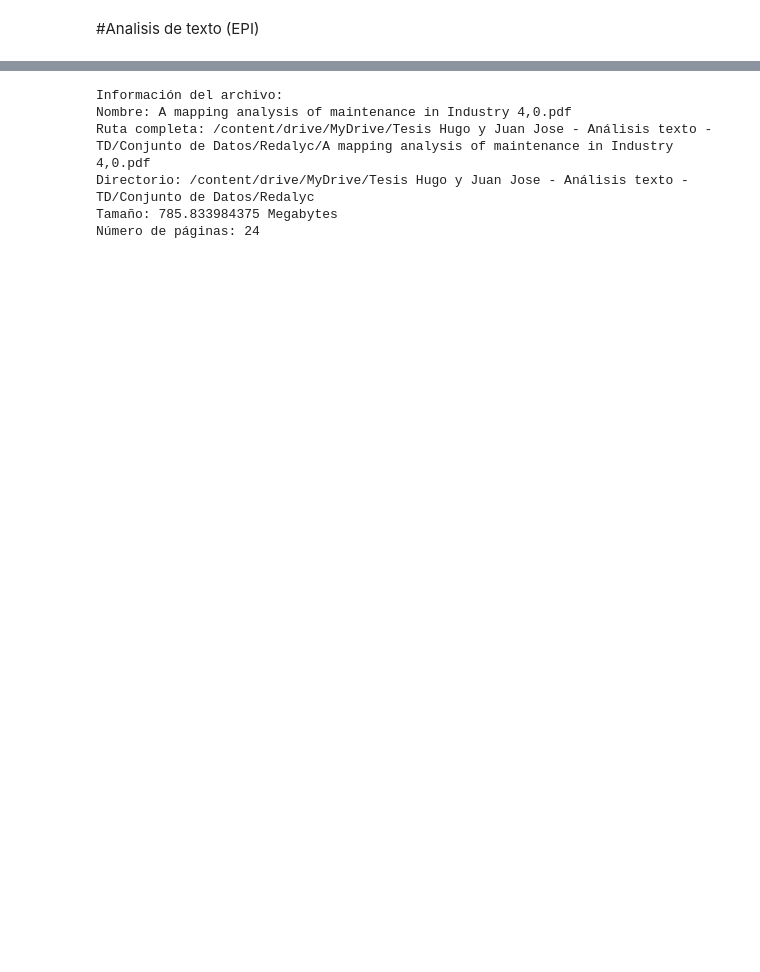
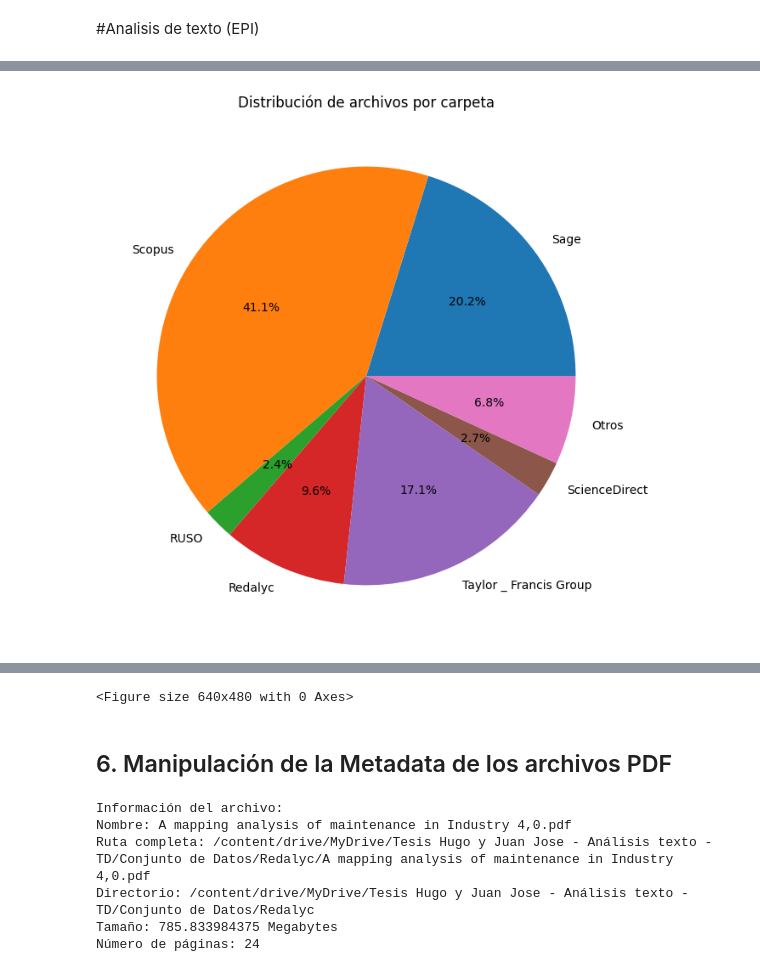
Before and after one commit to Jjmorenog/Analisis-de-texto-automatico, a Jupyter notebook: Analisis_de_texto.ipynb, the cells around one changed output, grey strips where cells are left out. Cells and saved outputs as stored; diff of their text form; code cells hidden in the pictures; blank space fills up the shorter version.

Commit message:
Se creó con Colab

```diff
--- a/Analisis_de_texto.ipynb
+++ b/Analisis_de_texto.ipynb
@@ -84,0 +181,23 @@ Total de archivos: 294
+# %%
+# grafico de pastel
+
+import matplotlib.pyplot as plt
+
+# Obtener las etiquetas de las carpetas
+carpetas = list(file_count_per_directory.keys())
+carpetas_simples = [os.path.basename(x) for x in carpetas]
+
+# Obtener los conteos de archivos
+conteos = list(file_count_per_directory.values())
+
+# Crear el gráfico de pastel
+plt.figure(figsize=(15, 8))
+plt.pie(conteos, labels=carpetas_simples, autopct="%1.1f%%")
+plt.title("Distribución de archivos por carpeta")
+plt.show()
+plt.savefig('grafico_pastel.png')
+# Descarga la imagen png
+from google.colab import files
+files.download('grafico_pastel.png')
+# %% [output]
+[figure, added]
@@ -85,2 +206,5 @@ Total de archivos: 294
+<Figure size 640x480 with 0 Axes>
+# %% [markdown]
+## 6. Manipulación de la Metadata de los archivos PDF
 # %%
 #Probar con la metadata de un archivo especifico
```
Also changed, not shown: parts of 77 cells of this notebook.
